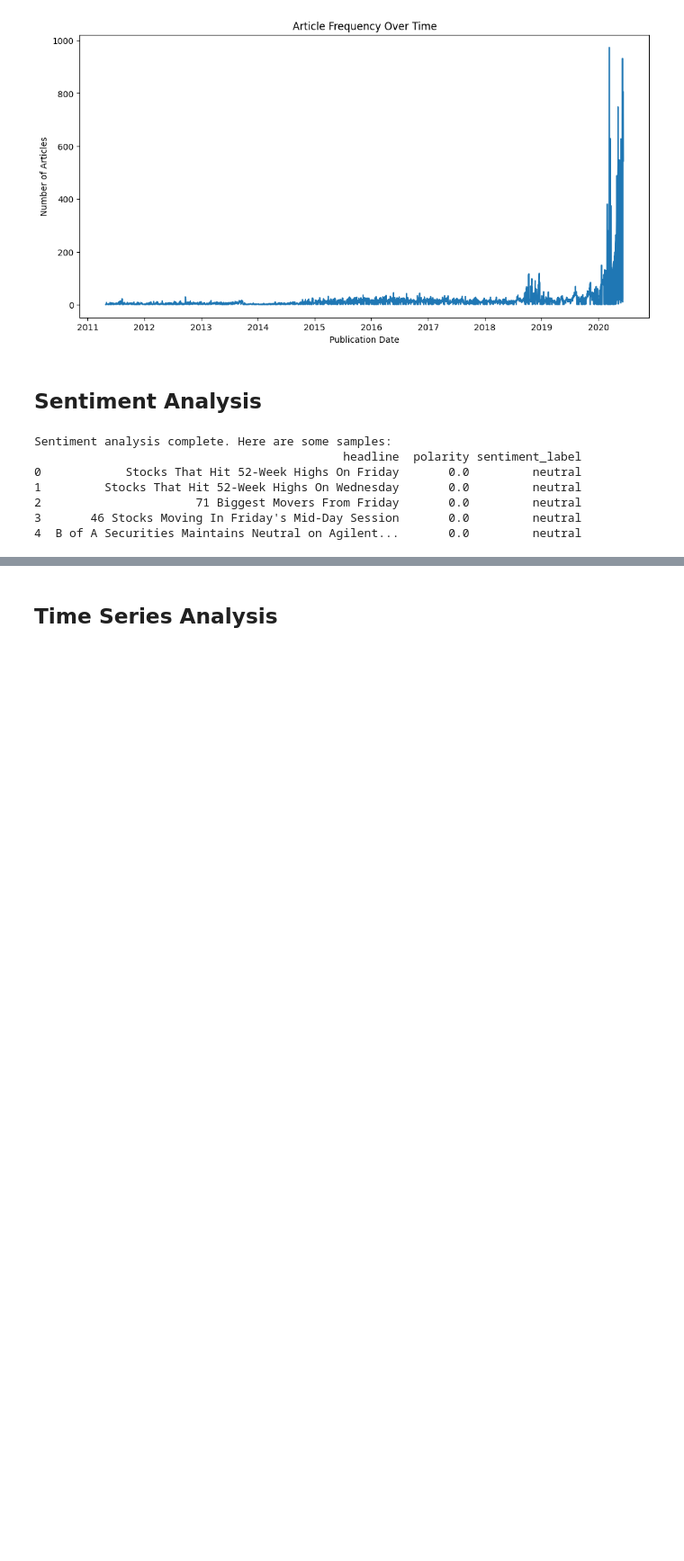
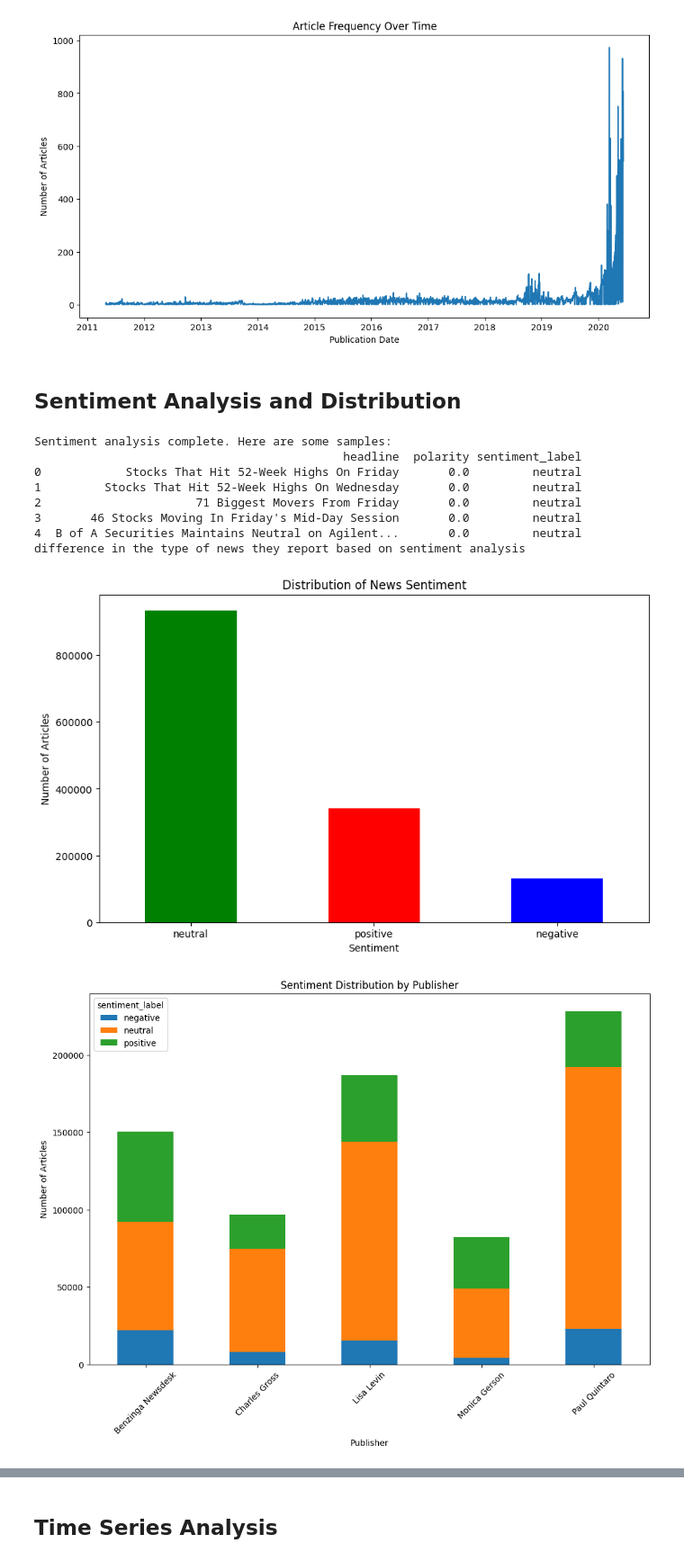
Before and after one commit to Semir1r/Financial-News-and-Stock-Price-Integration, a Jupyter notebook: notebooks/Eda.ipynb, the cells around one changed output, grey strips where cells are left out. Shown at 90% size. Cells and saved outputs as stored; diff of their text form; code cells hidden in the pictures; blank space fills up the shorter version.

```diff
--- a/notebooks/Eda.ipynb
+++ b/notebooks/Eda.ipynb
@@ -112,8 +142,8 @@ See the caveats in the documentation: https://pandas.pydata.org/pandas-docs/stab
 # %% [markdown]
 ## Article Frequency Over Time
 # %%
-# Ensure the 'date' column is in datetime format
-data['date'] = pd.to_datetime(data['date'], errors='coerce')
+# Convert 'date' column to datetime with UTC timezone
+data['date'] = pd.to_datetime(data['date'], utc=True, errors='coerce')
 
 # Analyze the frequency of articles over time
 date_counts = data['date'].dt.date.value_counts().sort_index()
@@ -129,25 +159,39 @@ plt.show()
 # %% [output]
 [figure]
 # %% [markdown]
-## Sentiment Analysis
+## Sentiment Analysis and Distribution
 # %%
 from textblob import TextBlob
+import sys
+import os
+sys.path.append(os.path.abspath('../scripts'))
+from visualize_sentiment_distribution import visualize_sentiment_by_publisher
+from visualize_sentiment_distribution import visualize_sentiment_distribution
 
 # Apply sentiment analysis on the 'headline' column using TextBlob
 data['polarity'] = data['headline'].apply(lambda x: TextBlob(str(x)).sentiment.polarity)
 
 # Categorize the sentiment into positive, negative, or neutral based on polarity
 data['sentiment_label'] = data['polarity'].apply(
     lambda score: 'positive' if score > 0 else ('negative' if score < 0 else 'neutral')
 )
 
 print("Sentiment analysis complete. Here are some samples:")
 print(data[['headline', 'polarity', 'sentiment_label']].head())
+
+# Visualize the sentiment distribution
+print("difference in the type of news they report based on sentiment analysis")
+visualize_sentiment_distribution(data)
+# Visualize sentiment distribution by top publishers
+visualize_sentiment_by_publisher(data, top_n=5)
 # %% [output]
 Sentiment analysis complete. Here are some samples:
                                             headline  polarity sentiment_label
 0            Stocks That Hit 52-Week Highs On Friday       0.0         neutral
 1         Stocks That Hit 52-Week Highs On Wednesday       0.0         neutral
 2                      71 Biggest Movers From Friday       0.0         neutral
 3       46 Stocks Moving In Friday's Mid-Day Session       0.0         neutral
 4  B of A Securities Maintains Neutral on Agilent...       0.0         neutral
+difference in the type of news they report based on sentiment analysis
+[figure, added]
+[figure, added]
```
Also changed, not shown: parts of 11 cells of this notebook, 7 other files.
